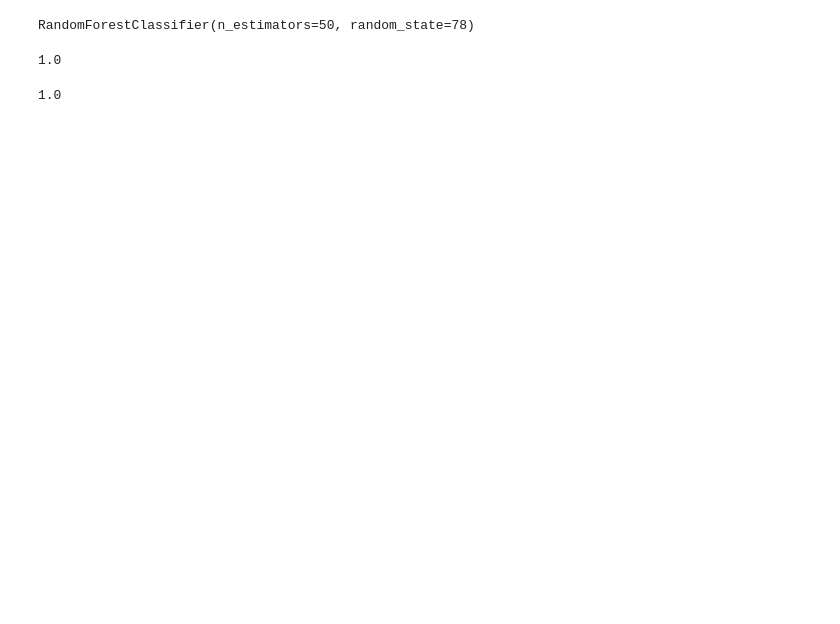
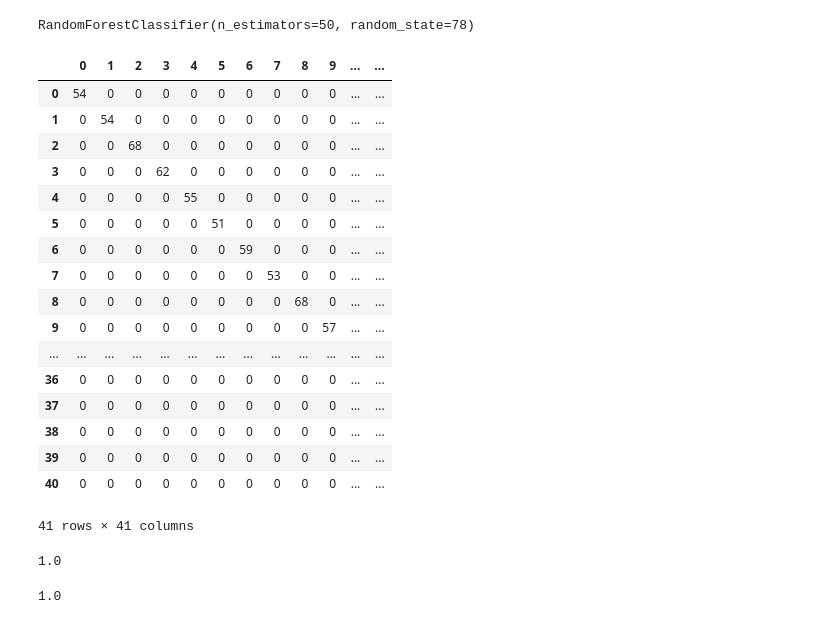
Before and after one commit to deepikarapeti43/Disease-symptom-checker, a Jupyter notebook: disease_and_symptoms.ipynb, the cells around one changed output. Cells and saved outputs as stored; diff of their text form; code cells hidden in the pictures; blank space fills up the shorter version.

```diff
--- a/disease_and_symptoms.ipynb
+++ b/disease_and_symptoms.ipynb
@@ -220,4 +210,31 @@ rf_model = rf_model.fit(X_train_scaled, y_train)
 # %%
 #Making predictions using test data
 predictions = rf_model.predict(X_test_scaled)
+# %%
+# Displaying results
+# Calculate the confusion matrix
+cm = confusion_matrix(y_test, predictions)
+
+# Create a DataFrame to display the confusion matrix
+cm_df = pd.DataFrame(cm, index=range(len(cm)), columns=range(len(cm)))
+cm_df
+# %% [output]
+|  | 0 | 1 | 2 | 3 | 4 | 5 | 6 | 7 | 8 | 9 | ... | ... |
+| 0 | 54 | 0 | 0 | 0 | 0 | 0 | 0 | 0 | 0 | 0 | ... | ... |
+| 1 | 0 | 54 | 0 | 0 | 0 | 0 | 0 | 0 | 0 | 0 | ... | ... |
+| 2 | 0 | 0 | 68 | 0 | 0 | 0 | 0 | 0 | 0 | 0 | ... | ... |
+| 3 | 0 | 0 | 0 | 62 | 0 | 0 | 0 | 0 | 0 | 0 | ... | ... |
+| 4 | 0 | 0 | 0 | 0 | 55 | 0 | 0 | 0 | 0 | 0 | ... | ... |
+| 5 | 0 | 0 | 0 | 0 | 0 | 51 | 0 | 0 | 0 | 0 | ... | ... |
+| 6 | 0 | 0 | 0 | 0 | 0 | 0 | 59 | 0 | 0 | 0 | ... | ... |
+| 7 | 0 | 0 | 0 | 0 | 0 | 0 | 0 | 53 | 0 | 0 | ... | ... |
+| 8 | 0 | 0 | 0 | 0 | 0 | 0 | 0 | 0 | 68 | 0 | ... | ... |
+| 9 | 0 | 0 | 0 | 0 | 0 | 0 | 0 | 0 | 0 | 57 | ... | ... |
+| ... | ... | ... | ... | ... | ... | ... | ... | ... | ... | ... | ... | ... |
+| 36 | 0 | 0 | 0 | 0 | 0 | 0 | 0 | 0 | 0 | 0 | ... | ... |
+| 37 | 0 | 0 | 0 | 0 | 0 | 0 | 0 | 0 | 0 | 0 | ... | ... |
+| 38 | 0 | 0 | 0 | 0 | 0 | 0 | 0 | 0 | 0 | 0 | ... | ... |
+| 39 | 0 | 0 | 0 | 0 | 0 | 0 | 0 | 0 | 0 | 0 | ... | ... |
+| 40 | 0 | 0 | 0 | 0 | 0 | 0 | 0 | 0 | 0 | 0 | ... | ... |
+41 rows × 41 columns
 # %%
```
Also changed, not shown: parts of 14 cells of this notebook.
